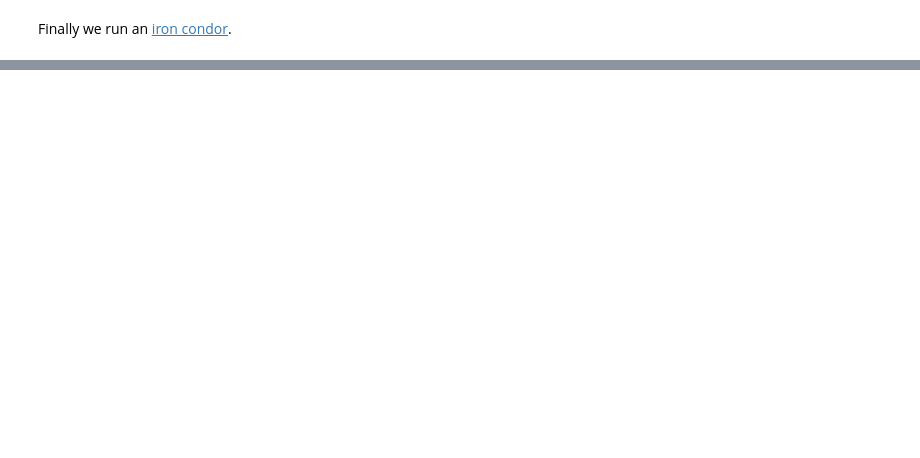
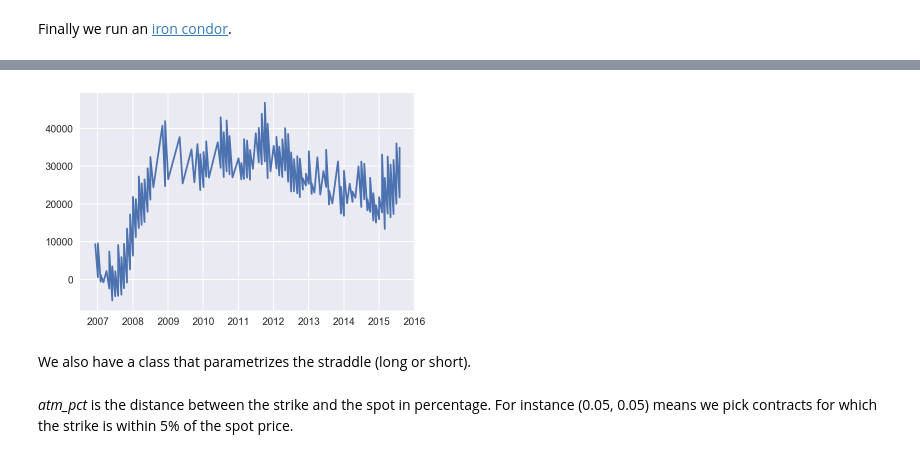
Before and after one commit to lambdaclass/options_backtester, a Jupyter notebook: backtester_demo.ipynb, the cells around one changed output, grey strips where cells are left out. Drawn from its saved outputs; the diff is of its cells as text; code cells hidden in the pictures; blank space fills up the shorter version.

```diff
--- a/backtester_demo.ipynb
+++ b/backtester_demo.ipynb
@@ -176,0 +178,24 @@ plt.plot(date, capital);
+# %%
+# Short ATM straddle (monthly)
+short_straddle_monthly = Strategy(schema)
+
+leg1 = StrategyLeg("leg_1", schema, option_type=Type.CALL, direction=Direction.SELL)
+leg1.entry_filter = (schema.underlying == "SPX") & (schema.dte > 60) & (schema.dte <= 90) & (schema.strike >= schema.underlying_last * 0.95) & (schema.strike <= schema.underlying_last * 1.05)
+
+leg1.exit_filter = (schema.dte <= 60)
+
+leg2 = StrategyLeg("leg_2", schema, option_type=Type.PUT, direction=Direction.SELL)
+leg2.entry_filter = (schema.underlying == "SPX") & (schema.dte > 60) & (schema.dte <= 90) & (schema.strike >= schema.underlying_last * 0.95) & (schema.strike <= schema.underlying_last * 1.05)
+
+leg2.exit_filter = (schema.dte <= 60)
+
+short_straddle_monthly.add_legs([leg1, leg2])
+# Exit thresholds: none
+short_straddle_monthly.exit_thresholds = (float('inf'), float('inf'))
+# %%
+bt = Backtest(capital = 0)
+bt.strategy = short_straddle_monthly
+bt.data = data
+bt.stop_if_broke = False
+# %%
+bt.run(monthly=True)
@@ -176,0 +219,8 @@ plt.plot(date, capital);
+# %%
+capital = (-bt.trade_log['totals']['cost']).cumsum()
+date = bt.trade_log['leg_1']['date']
+plt.plot(date, capital);
+# %% [output]
+[figure, added]
+# %% [markdown]
+We also have a class that parametrizes the straddle (long or short).
@@ -176,0 +231,2 @@ plt.plot(date, capital);
+# %% [markdown]
+*atm_pct* is the distance between the strike and the spot in percentage. For instance (0.05, 0.05) means we pick contracts for which the strike is within 5% of the spot price.
```
Also changed, not shown: parts of 16 cells of this notebook, 7 other files.
